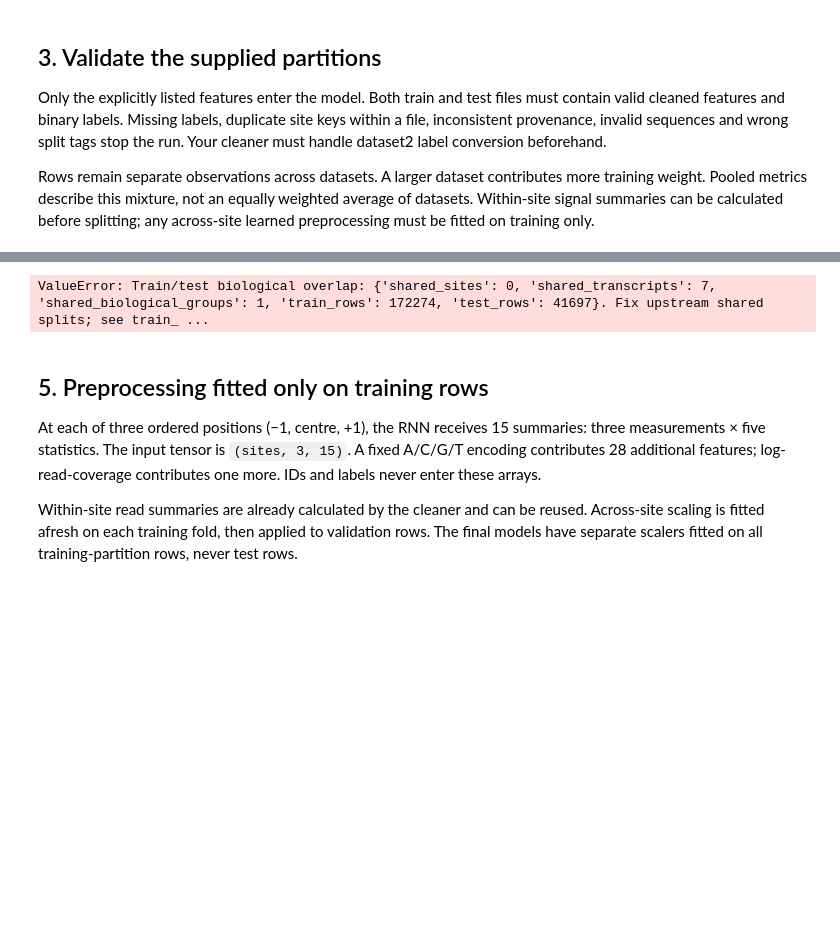
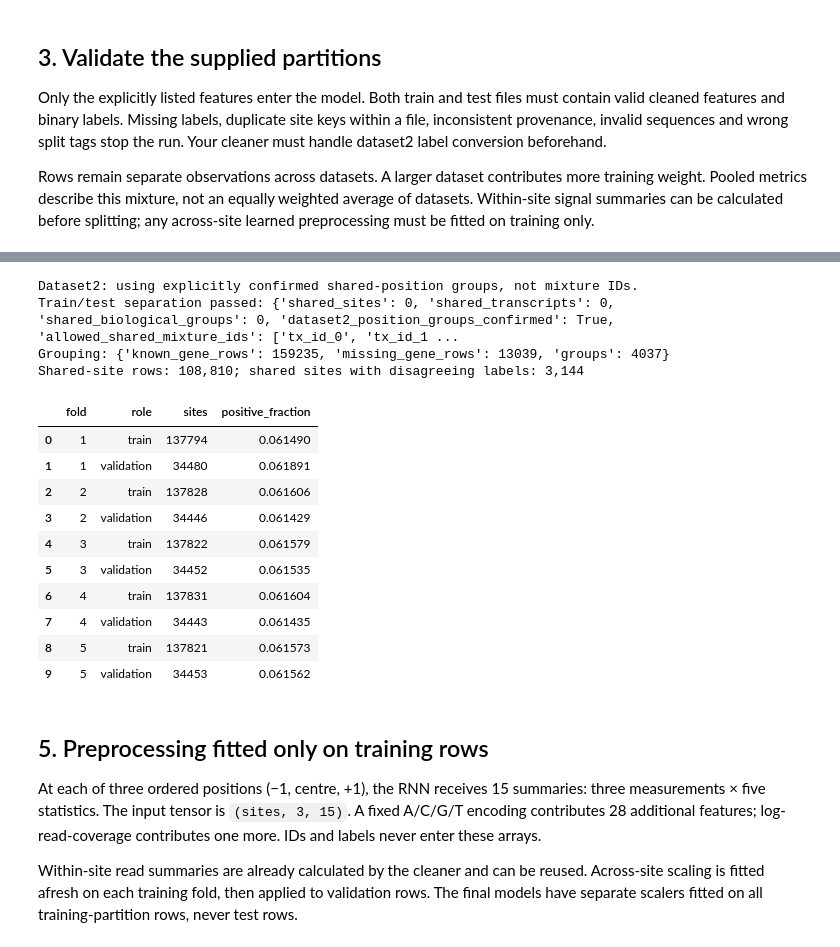
Before and after one commit to thydaphea/DSA4262-datahelix, a Jupyter notebook: rnnmodel/m6a_gru_multiple_datasets_training.ipynb, the cells around one changed output, grey strips where cells are left out. Drawn from its saved outputs; the diff is of its cells as text; code cells hidden in the pictures; blank space fills up the shorter version.

Commit message:
final gru train and test

```diff
--- a/rnnmodel/m6a_gru_multiple_datasets_training.ipynb
+++ b/rnnmodel/m6a_gru_multiple_datasets_training.ipynb
@@ -80,6 +62,10 @@ DATASETS = [
          test_file='outputs/data_cleaning/20261014T062257_386425Z/dataset2/dataset2_clean_test.csv.gz'),
 ]
 OUTPUT_ROOT = PROJECT_ROOT / 'outputs' / 'gru_train_test'
+# Set True ONLY after confirming that dataset2 tx_id_* are mixture versions
+# of a shared reference and matching positions represent the same underlying site.
+# Sequence agreement is checked below, but cannot prove this biological assumption.
+DATASET2_POSITION_GROUPS_CONFIRMED = True
 SEED = 42
 N_FOLDS = 5
 THRESHOLD = 0.5  # Fixed before test evaluation; AUC uses continuous scores.
@@ -219,6 +210,24 @@ If a biological component spans train and test, the notebook writes overlap diag
 # %%
 # Union-find uses identifiers only; labels are never involved.
 all_keys = pd.concat([train_df, test_df], ignore_index=True)
+mixture_mask = (all_keys.dataset_id.eq('dataset2') & DATASET2_POSITION_GROUPS_CONFIRMED)
+if mixture_mask.any():
+    mixture = all_keys.loc[mixture_mask]
+    required = ['group_id', 'group_source', 'sequence']
+    if any(c not in mixture for c in required):
+        raise ValueError('Dataset2 position grouping requires group_id, group_source and sequence.')
+    expected = 'dataset2:mixture_position:' + mixture.transcript_position.astype(str)
+    if not mixture.group_id.astype('string').eq(expected).fillna(False).all():
+        raise ValueError('Dataset2 group_id must match dataset2:mixture_position:<position>. Fix upstream metadata.')
+    if not mixture.transcript_id.str.fullmatch(r'tx_id_[0-6]').all():
+        raise ValueError('Unexpected dataset2 identifiers; review the position-group assumption.')
+    if mixture.gene_id.notna().any():
+        raise ValueError('Dataset2 has gene annotations; review these before using the mixture exception.')
+    if mixture.groupby('group_id').sequence.nunique().gt(1).any():
+        raise ValueError('Dataset2 sequences disagree within position groups. Review upstream mapping.')
+    print('Dataset2: using explicitly confirmed shared-position groups, not mixture IDs.')
+else:
+    print('Strict transcript/gene grouping. Dataset2 position exception has not been confirmed.')
 parent = {}
 def root(x):
     parent.setdefault(x, x)
@@ -229,8 +238,15 @@ def link(a, b):
     ra, rb = root(a), root(b)
     if ra != rb: parent[rb] = ra
 known_pairs = []
+row_nodes = []
 for row in all_keys.itertuples(index=False):
+    if DATASET2_POSITION_GROUPS_CONFIRMED and row.dataset_id == 'dataset2':
+        node = 'mixture:' + str(row.group_id)
+        root(node)
+        row_nodes.append(node)
+        continue
     tx = 'transcript:' + row.transcript_id
+    row_nodes.append(tx)
     root(tx)
     gene = row.gene_id
     supplied = getattr(row, 'group_id', pd.NA)
@@ -246,53 +262,79 @@ for row in all_keys.itertuples(index=False):
 known = pd.DataFrame(known_pairs, columns=['transcript_id','gene_id']).drop_duplicates()
 if known.groupby('transcript_id').gene_id.nunique().gt(1).any():
     raise ValueError('Conflicting transcript-to-gene annotations.')
-components = all_keys.transcript_id.map(lambda t: root('transcript:' + t))
+components = pd.Series([root(node) for node in row_nodes], index=all_keys.index)
 groups = components.iloc[:len(train_df)].reset_index(drop=True)
 test_groups = components.iloc[len(train_df):].reset_index(drop=True)
 shared_groups = set(groups) & set(test_groups)
 shared_sites = train_df[KEY].drop_duplicates().merge(test_df[KEY].drop_duplicates(), on=KEY)
-shared_transcripts = set(train_df.transcript_id) & set(test_df.transcript_id)
+strict_train = all_keys.loc[~mixture_mask & all_keys.partition.eq('train')]
+strict_test = all_keys.loc[~mixture_mask & all_keys.partition.eq('test')]
+shared_transcripts = set(strict_train.transcript_id) & set(strict_test.transcript_id)
+mixture_train = all_keys.loc[mixture_mask & all_keys.partition.eq('train')]
+mixture_test = all_keys.loc[mixture_mask & all_keys.partition.eq('test')]
+allowed_mixture_ids = set(mixture_train.transcript_id) & set(mixture_test.transcript_id)
 audit = dict(shared_sites=len(shared_sites), shared_transcripts=len(shared_transcripts),
-             shared_biological_groups=len(shared_groups), train_rows=len(train_df), test_rows=len(test_df))
+             shared_biological_groups=len(shared_groups),
+             dataset2_position_groups_confirmed=DATASET2_POSITION_GROUPS_CONFIRMED,
+             allowed_shared_mixture_ids=sorted(allowed_mixture_ids), train_rows=len(train_df), test_rows=len(test_df))
 (RUN_DIR/'split_audit.json').write_text(json.dumps(audit, indent=2))
 all_keys[['dataset_id','partition']+KEY+['gene_id']].assign(cv_group=components).to_csv(
     RUN_DIR/'input_split_assignments.csv.gz', index=False)
 if shared_groups or len(shared_sites) or shared_transcripts:
     all_keys.loc[components.isin(shared_groups), ['dataset_id','partition']+KEY+['gene_id']].to_csv(
         RUN_DIR/'train_test_overlap.csv', index=False)
-    raise ValueError(f'Train/test biological overlap: {audit}. Fix upstream shared splits; see train_test_overlap.csv.')
+    raise ValueError(f'Train/test biological overlap: {audit}. See train_test_overlap.csv. '
+                     'For dataset2 mixture IDs, first confirm the shared-position interpretation '
+                     'and then set DATASET2_POSITION_GROUPS_CONFIRMED=True in Section 2. '
+                     'Otherwise repair the upstream shared split consistently for all models.')
 print('Train/test separation passed:', audit)
 if groups.nunique() < N_FOLDS: raise ValueError('Too few independent groups for configured folds.')
 grouping_summary = dict(known_gene_rows=int(train_df.gene_id.notna().sum()),
                         missing_gene_rows=int(train_df.gene_id.isna().sum()), groups=int(groups.nunique()))
 print('Grouping:', grouping_summary)
 overlaps = train_df.loc[train_df.duplicated(KEY, keep=False), ['dataset_id']+KEY+['label']]
 overlaps.to_csv(RUN_DIR/'cross_dataset_shared_sites.csv', index=False)
 conflicts = overlaps.groupby(KEY).label.nunique().gt(1).sum() if len(overlaps) else 0
 print(f'Shared-site rows: {len(overlaps):,}; shared sites with disagreeing labels: {conflicts:,}')
 cv = StratifiedGroupKFold(n_splits=N_FOLDS, shuffle=True, random_state=SEED)
 folds = list(cv.split(np.zeros(len(train_df)), train_df.label, groups=groups))
 fold_id = np.full(len(train_df), -1, dtype=int)
 fold_summary = []
 for number, (tr, va) in enumerate(folds, 1):
     if set(groups.iloc[tr]) & set(groups.iloc[va]): raise ValueError('Group leakage.')
-    if set(train_df.iloc[tr].transcript_id) & set(train_df.iloc[va].transcript_id):
+    strict_tr = train_df.iloc[tr].loc[~mixture_mask.iloc[tr].to_numpy()]
+    strict_va = train_df.iloc[va].loc[~mixture_mask.iloc[va].to_numpy()]
+    if set(strict_tr.transcript_id) & set(strict_va.transcript_id):
         raise ValueError('Transcript leakage.')
     for role, idx in [('train',tr),('validation',va)]:
         if train_df.iloc[idx].label.nunique() != 2:
             raise ValueError(f'Fold {number} {role} lacks a class. Review groups or reduce N_FOLDS.')
         fold_summary.append(dict(fold=number, role=role, sites=len(idx),
                                  positive_fraction=float(train_df.iloc[idx].label.mean())))
     if (fold_id[va] != -1).any(): raise ValueError('Repeated validation assignment.')
     fold_id[va] = number
 assert (fold_id > 0).all()
 assignments = train_df[['dataset_id']+KEY+['gene_id','label']].copy()
 assignments['cv_group'] = groups.to_numpy(); assignments['validation_fold'] = fold_id
 assignments.to_csv(RUN_DIR/'cv_fold_assignments.csv.gz', index=False)
 display(pd.DataFrame(fold_summary))
 pd.DataFrame(fold_summary).to_csv(RUN_DIR/'cv_fold_summary.csv', index=False)
 # %% [output]
-ValueError: Train/test biological overlap: {'shared_sites': 0, 'shared_transcripts': 7, 'shared_biological_groups': 1, 'train_rows': 172274, 'test_rows': 41697}. Fix upstream shared splits; see train_ ...
+Dataset2: using explicitly confirmed shared-position groups, not mixture IDs.
+Train/test separation passed: {'shared_sites': 0, 'shared_transcripts': 0, 'shared_biological_groups': 0, 'dataset2_position_groups_confirmed': True, 'allowed_shared_mixture_ids': ['tx_id_0', 'tx_id_1 ...
+Grouping: {'known_gene_rows': 159235, 'missing_gene_rows': 13039, 'groups': 4037}
+Shared-site rows: 108,810; shared sites with disagreeing labels: 3,144
+|  | fold | role | sites | positive_fraction |
+| 0 | 1 | train | 137794 | 0.061490 |
+| 1 | 1 | validation | 34480 | 0.061891 |
+| 2 | 2 | train | 137828 | 0.061606 |
+| 3 | 2 | validation | 34446 | 0.061429 |
+| 4 | 3 | train | 137822 | 0.061579 |
+| 5 | 3 | validation | 34452 | 0.061535 |
+| 6 | 4 | train | 137831 | 0.061604 |
+| 7 | 4 | validation | 34443 | 0.061435 |
+| 8 | 5 | train | 137821 | 0.061573 |
+| 9 | 5 | validation | 34453 | 0.061562 |
 # %% [markdown]
 ## 5. Preprocessing fitted only on training rows
 At each of three ordered positions (−1, centre, +1), the RNN receives 15 summaries: three measurements × five statistics. The input tensor is `(sites, 3, 15)`. A fixed A/C/G/T encoding contributes 28 additional features; log-read-coverage contributes one more. IDs and labels never enter these arrays.
```
Also changed, not shown: parts of 11 cells of this notebook, 19 other files.
